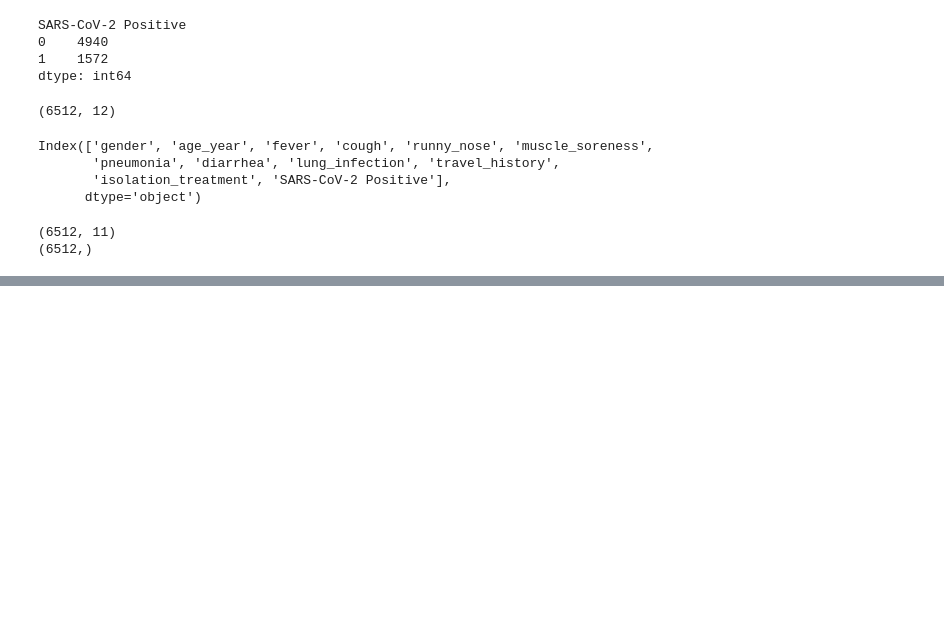
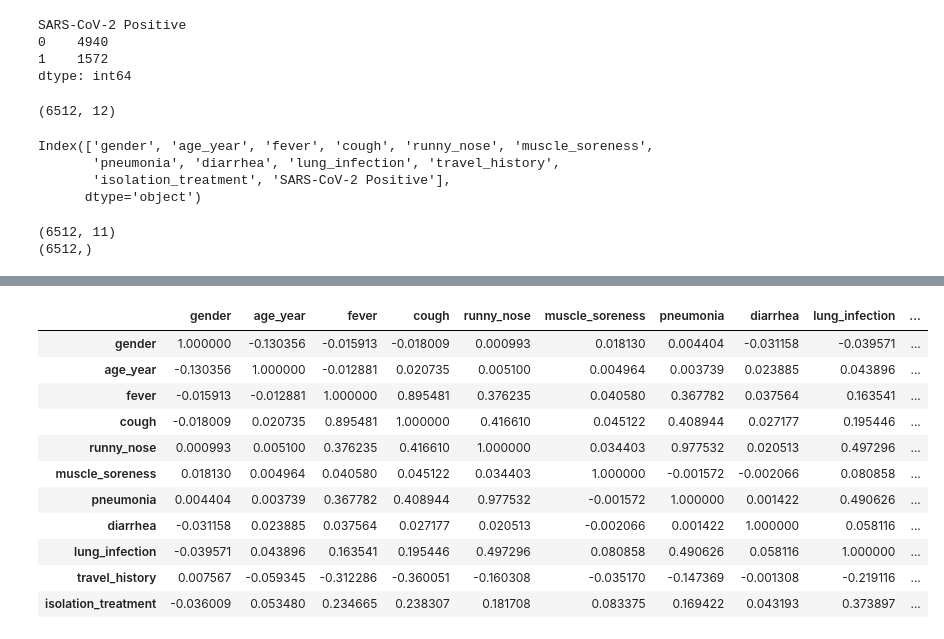
Before and after one commit to SaminZaman7/HackNSU3_-ZeroR-, a Jupyter notebook: Covid Prediction.ipynb, the cells around one changed output, grey strips where cells are left out. Saved outputs shown, nothing was run; the diff lists cells and outputs as text; code cells hidden in the pictures; blank space fills up the shorter version.

```diff
--- a/Covid Prediction.ipynb
+++ b/Covid Prediction.ipynb
@@ -176,0 +199,16 @@ X_res.shape,y_res.shape
+# %%
+corr = X_res.corr() #feature selection pearsons coorelation
+corr
+# %% [output]
+|  | gender | age_year | fever | cough | runny_nose | muscle_soreness | pneumonia | diarrhea | lung_infection | ... |
+| gender | 1.000000 | -0.130356 | -0.015913 | -0.018009 | 0.000993 | 0.018130 | 0.004404 | -0.031158 | -0.039571 | ... |
+| age_year | -0.130356 | 1.000000 | -0.012881 | 0.020735 | 0.005100 | 0.004964 | 0.003739 | 0.023885 | 0.043896 | ... |
+| fever | -0.015913 | -0.012881 | 1.000000 | 0.895481 | 0.376235 | 0.040580 | 0.367782 | 0.037564 | 0.163541 | ... |
+| cough | -0.018009 | 0.020735 | 0.895481 | 1.000000 | 0.416610 | 0.045122 | 0.408944 | 0.027177 | 0.195446 | ... |
+| runny_nose | 0.000993 | 0.005100 | 0.376235 | 0.416610 | 1.000000 | 0.034403 | 0.977532 | 0.020513 | 0.497296 | ... |
+| muscle_soreness | 0.018130 | 0.004964 | 0.040580 | 0.045122 | 0.034403 | 1.000000 | -0.001572 | -0.002066 | 0.080858 | ... |
+| pneumonia | 0.004404 | 0.003739 | 0.367782 | 0.408944 | 0.977532 | -0.001572 | 1.000000 | 0.001422 | 0.490626 | ... |
+| diarrhea | -0.031158 | 0.023885 | 0.037564 | 0.027177 | 0.020513 | -0.002066 | 0.001422 | 1.000000 | 0.058116 | ... |
+| lung_infection | -0.039571 | 0.043896 | 0.163541 | 0.195446 | 0.497296 | 0.080858 | 0.490626 | 0.058116 | 1.000000 | ... |
+| travel_history | 0.007567 | -0.059345 | -0.312286 | -0.360051 | -0.160308 | -0.035170 | -0.147369 | -0.001308 | -0.219116 | ... |
+| isolation_treatment | -0.036009 | 0.053480 | 0.234665 | 0.238307 | 0.181708 | 0.083375 | 0.169422 | 0.043193 | 0.373897 | ... |
```
Also changed, not shown: parts of 13 cells of this notebook.
